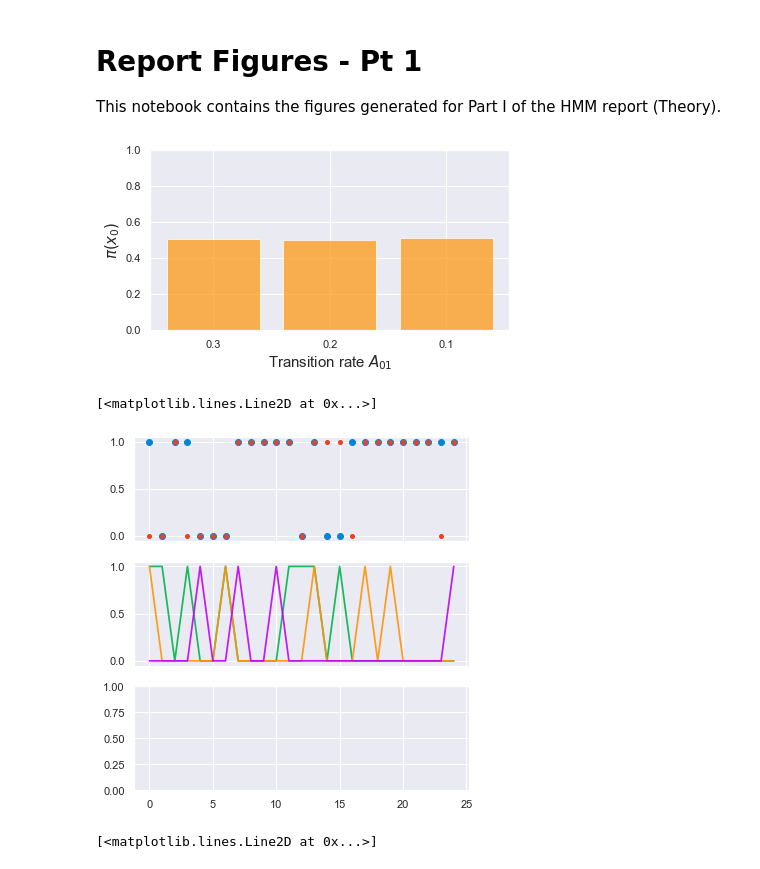
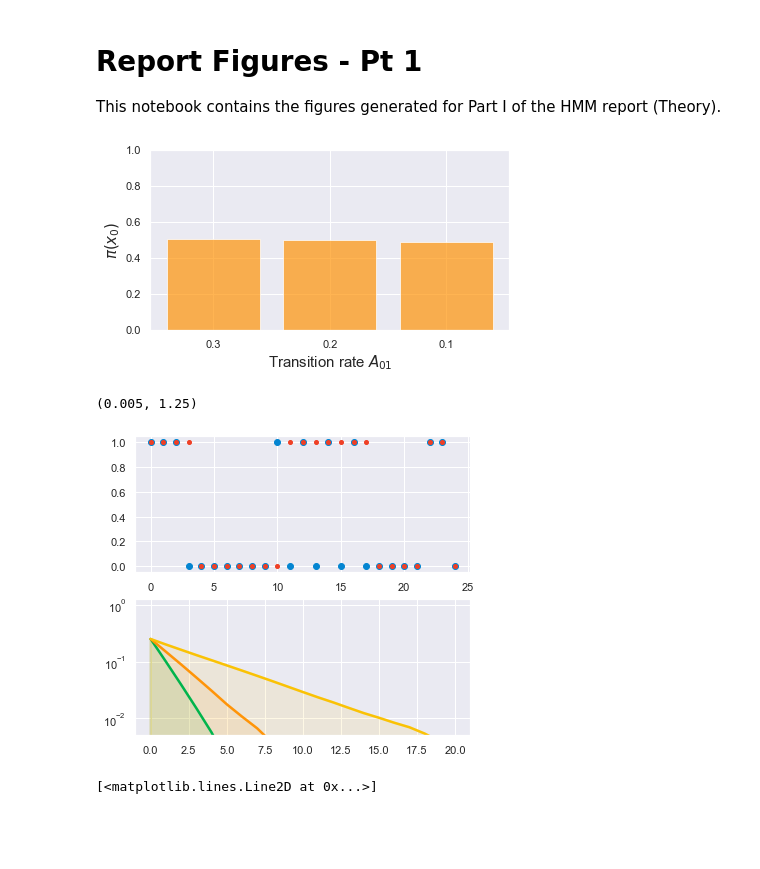
Before and after one commit to StevenJLarge/hmm, a Jupyter notebook: notebooks/reports/01-slarge-figures-pt1.ipynb, the cells around one changed output. Drawn from its saved outputs; the diff is of its cells as text; code cells hidden in the pictures; blank space fills up the shorter version.

Commit message:
added report figures, prelim

```diff
--- a/notebooks/reports/01-slarge-figures-pt1.ipynb
+++ b/notebooks/reports/01-slarge-figures-pt1.ipynb
@@ -25,7 +25,7 @@ a3 = 0.9
 
 b = 0.7
 
-def run_hmm_dynamics(a: float, b: float, n_steps: Optional[int] = 50000):
+def run_hmm_dynamics(a: float, b: float, n_steps: Optional[int] = 100000):
     A = np.array([[a, 1 - a], [1 - a, a]])
     B = np.array([[b, 1 - b], [1 - b, b]])
     hmm = dynamics.HMM(2, 2)
@@ -49,23 +49,31 @@ ax.set_ylim([0, 1.0])
 plt.tight_layout()
 plt.savefig(plot_dir / "hmm_sample_stationary_dist.png", format='png', dpi=400)
 # %% [output]
-[figure, old version]
+[figure, new version]
 # %%
 # Now for a chart of the actual dynamics of the two systems, here we should use the actual state and observed states
-fig, ax = plt.subplots(3, 1, figsize=(6, 6.5), sharex=True)
+fig, ax = plt.subplots(2, 1, figsize=(6, 5.5), sharex=False)
 
 ax[0].plot(state_ts1[100:125], 'o', markersize=6, color=sns.xkcd_rgb["cerulean"])
 ax[0].plot(obs_ts1[100:125], 'o', markersize=4, color=sns.xkcd_rgb["tomato"])
 
-ax[1].plot(np.abs(np.diff(state_ts1[100:126])), color=sns.xkcd_rgb["shamrock"], linewidth=1.75, alpha=0.9, label=r"$a = 0.3$")
-ax[1].plot(np.abs(np.diff(state_ts2[100:126])), color=sns.xkcd_rgb["tangerine"], linewidth=1.75, alpha=0.9, label=r"$a = 0.2$")
-ax[1].plot(np.abs(np.diff(state_ts3[100:126])), color=sns.xkcd_rgb["bright purple"], linewidth=1.75, alpha=0.9, label=r"$a = 0.1$")
+acf_1 = sm.tsa.acovf(state_ts1, nlag=20)
+acf_2 = sm.tsa.acovf(state_ts2, nlag=20)
+acf_3 = sm.tsa.acovf(state_ts3, nlag=20)
 
-# Add ACF plots in bottom pane once I can install statsmodels in this env
-# acf_1 = sm.tsa
+ax[1].fill_between(range(21), acf_1, linewidth=2.5, color=sns.xkcd_rgb["shamrock"], alpha=0.1)
+ax[1].fill_between(range(21), acf_2, linewidth=2.5, color=sns.xkcd_rgb["tangerine"], alpha=0.1)
+ax[1].fill_between(range(21), acf_3, linewidth=2.5, color=sns.xkcd_rgb["goldenrod"], alpha=0.1)
+
+ax[1].plot(acf_1, linewidth=2.5, color=sns.xkcd_rgb["shamrock"])
+ax[1].plot(acf_2, linewidth=2.5, color=sns.xkcd_rgb["tangerine"])
+ax[1].plot(acf_3, linewidth=2.5, color=sns.xkcd_rgb["goldenrod"])
+
+ax[1].set_yscale('log')
+ax[1].set_ylim([0.005, 1.25])
 # %% [output]
-[<matplotlib.lines.Line2D at 0x...>]
+(0.005, 1.25)
-[figure, old version]
+[figure, new version]
 # %%
 # Now focus in on the a=0.9 scenario
 a = 0.9
```
